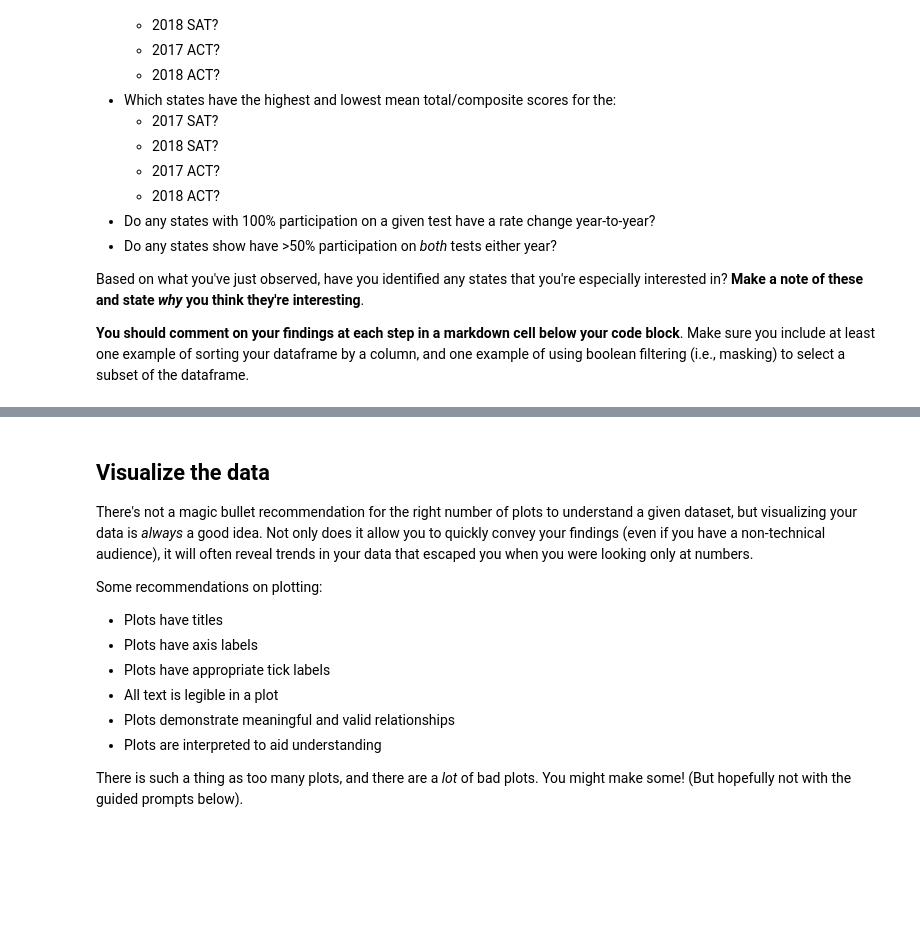
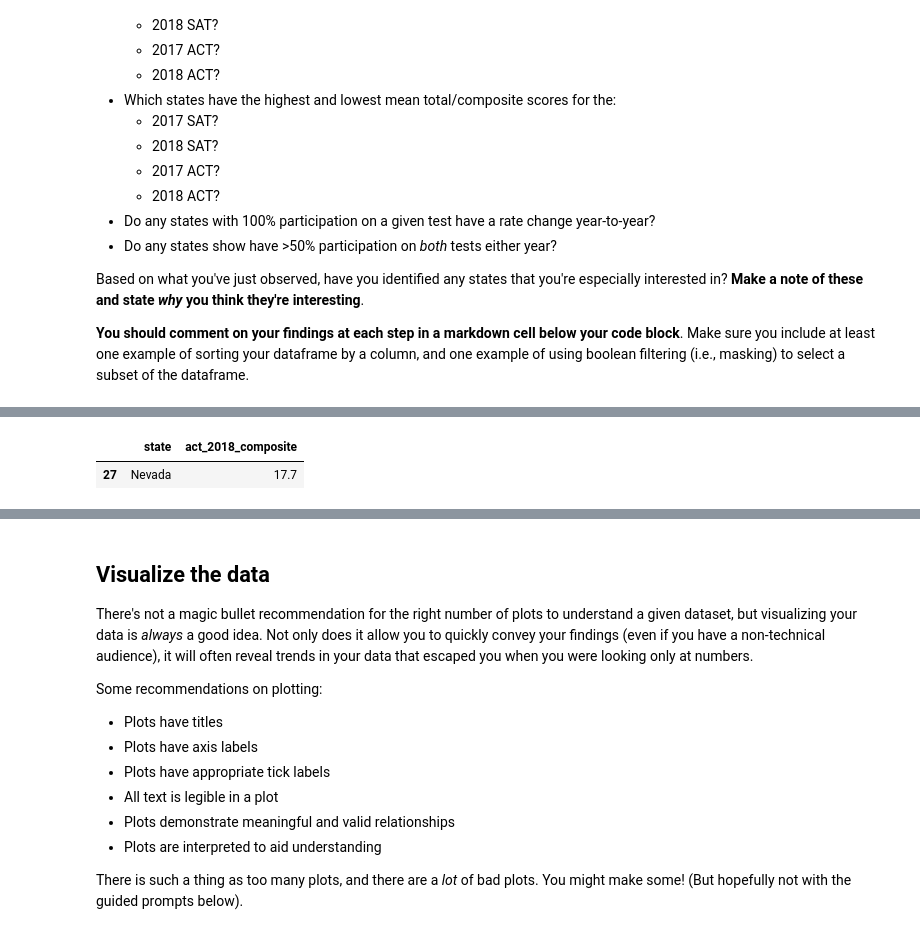
Before and after one commit to patruq/act-sat-performance, a Jupyter notebook: code/starter-code.ipynb, the cells around one changed output, grey strips where cells are left out. Saved outputs shown, nothing was run; the diff lists cells and outputs as text; code cells hidden in the pictures; blank space fills up the shorter version.

```diff
--- a/code/starter-code.ipynb
+++ b/code/starter-code.ipynb
@@ -725,0 +716,11 @@ final.groupby("state")["sat_2017_total"].max
+# %%
+# Lowest Mean Total/Composite Scores by State:
+
+final[(final["sat_2017_total"] == final["sat_2017_total"].min())].filter(["state", "sat_2017_total"])
+final[(final["sat_2018_total"] == final["sat_2018_total"].min())].filter(["state", "sat_2018_total"])
+
+final[(final["act_2017_composite"] == final["act_2017_composite"].min())].filter(["state", "act_2017_composite"])
+final[(final["act_2018_composite"] == final["act_2018_composite"].min())].filter(["state", "act_2018_composite"])
+# %% [output]
+|  | state | act_2018_composite |
+| 27 | Nevada | 17.7 |
```
Also changed, not shown: parts of 20 cells of this notebook.
